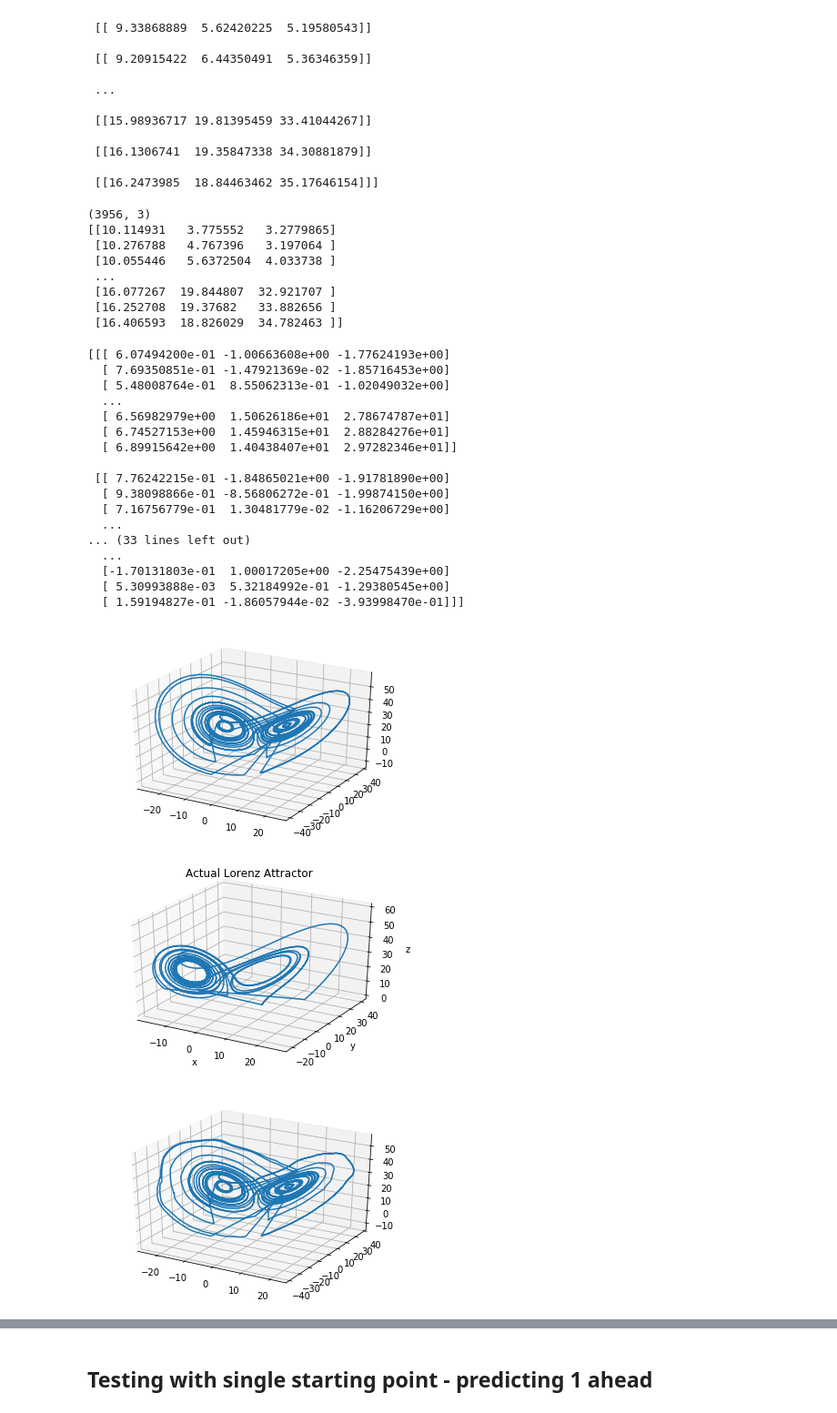
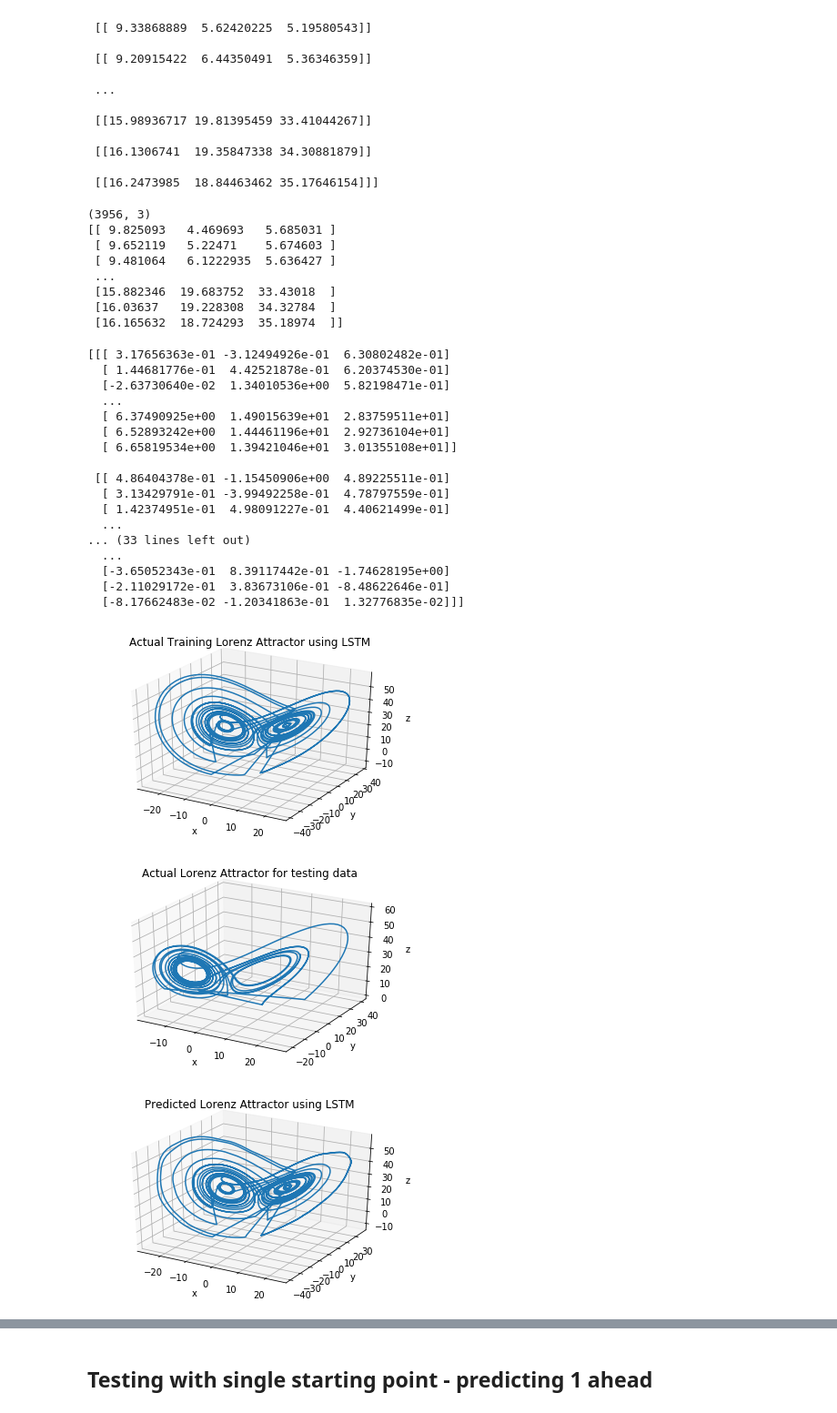
Before and after one commit to tgibbons-css/Keras_LSTM, a Jupyter notebook: Lorenz System- Tom updates.ipynb, the cells around one changed output, grey strips where cells are left out. Shown at 91% size. Cells and saved outputs as stored; diff of their text form; code cells hidden in the pictures.

Commit message:
Updated labels on graphs

```diff
--- a/Lorenz System- Tom updates.ipynb
+++ b/Lorenz System- Tom updates.ipynb
@@ -387,6 +387,6 @@ Build RNN model...
 # %%
 print('Train LSTM model...')
-model.fit(x_train,y_train,validation_data=(x_test,y_test),verbose=2,epochs=50)
+model.fit(x_train,y_train,validation_data=(x_test,y_test),verbose=2,epochs=75)
 # %% [output]
 Train LSTM model...
 Train on 7912 samples, validate on 3956 samples
@@ -408,7 +408,7 @@ Epoch 50/50
 <keras.callbacks.History at 0x...>
 # %%
 print('Train RNN model...')
-RNNmodel.fit(x_train,y_train,validation_data=(x_test,y_test),verbose=2,epochs=50)
+RNNmodel.fit(x_train,y_train,validation_data=(x_test,y_test),verbose=2,epochs=75)
 # %% [output]
 Train RNN model...
 Train on 7912 samples, validate on 3956 samples
@@ -572,34 +582,34 @@ print (testPredict.shape)
 print (testPredict)
 # %% [output]
 (3956, 3)
-[[10.114931   3.775552   3.2779865]
- [10.276788   4.767396   3.197064 ]
- [10.055446   5.6372504  4.033738 ]
+[[ 9.825093   4.469693   5.685031 ]
+ [ 9.652119   5.22471    5.674603 ]
+ [ 9.481064   6.1222935  5.636427 ]
  ...
- [16.077267  19.844807  32.921707 ]
- [16.252708  19.37682   33.882656 ]
- [16.406593  18.826029  34.782463 ]]
+ [15.882346  19.683752  33.43018  ]
+ [16.03637   19.228308  34.32784  ]
+ [16.165632  18.724293  35.18974  ]]
 # %%
 test_diff = testPredict-y_test_win
 print(testPredict-y_test_win)
 # %% [output]
-[[[ 6.07494200e-01 -1.00663608e+00 -1.77624193e+00]
-  [ 7.69350851e-01 -1.47921369e-02 -1.85716453e+00]
-  [ 5.48008764e-01  8.55062313e-01 -1.02049032e+00]
+[[[ 3.17656363e-01 -3.12494926e-01  6.30802482e-01]
+  [ 1.44681776e-01  4.42521878e-01  6.20374530e-01]
+  [-2.63730640e-02  1.34010536e+00  5.82198471e-01]
   ...
-  [ 6.56982979e+00  1.50626186e+01  2.78674787e+01]
-  [ 6.74527153e+00  1.45946315e+01  2.88284276e+01]
-  [ 6.89915642e+00  1.40438407e+01  2.97282346e+01]]
+  [ 6.37490925e+00  1.49015639e+01  2.83759511e+01]
+  [ 6.52893242e+00  1.44461196e+01  2.92736104e+01]
+  [ 6.65819534e+00  1.39421046e+01  3.01355108e+01]]
 
- [[ 7.76242215e-01 -1.84865021e+00 -1.91781890e+00]
-  [ 9.38098866e-01 -8.56806272e-01 -1.99874150e+00]
-  [ 7.16756779e-01  1.30481779e-02 -1.16206729e+00]
+ [[ 4.86404378e-01 -1.15450906e+00  4.89225511e-01]
+  [ 3.13429791e-01 -3.99492258e-01  4.78797559e-01]
+  [ 1.42374951e-01  4.98091227e-01  4.40621499e-01]
   ...
 ... (33 lines left out)
   ...
-  [-1.70131803e-01  1.00017205e+00 -2.25475439e+00]
-  [ 5.30993888e-03  5.32184992e-01 -1.29380545e+00]
-  [ 1.59194827e-01 -1.86057944e-02 -3.93998470e-01]]]
+  [-3.65052343e-01  8.39117442e-01 -1.74628195e+00]
+  [-2.11029172e-01  3.83673106e-01 -8.48622646e-01]
+  [-8.17662483e-02 -1.20341863e-01  1.32776835e-02]]]
 # %%
 from mpl_toolkits import mplot3d
 %matplotlib inline
@@ -607,10 +617,14 @@ import numpy as np
 import matplotlib.pyplot as plt
 fig = plt.figure()
 ax = plt.axes(projection='3d')
+ax.set_title('Actual Training Lorenz Attractor using LSTM')
+ax.set_xlabel('x')
+ax.set_ylabel('y')
+ax.set_zlabel('z')
 ax.plot(y_train[:,0],y_train[:,1],y_train[:,2])
 plt.show()
 # %% [output]
-[figure, old version]
+[figure, new version]
 # %%
 from mpl_toolkits import mplot3d
 %matplotlib inline
@@ -618,25 +632,29 @@ import numpy as np
 import matplotlib.pyplot as plt
 fig = plt.figure()
 ax = plt.axes(projection='3d')
-ax.set_title('Actual Lorenz Attractor')
+ax.set_title('Actual Lorenz Attractor for testing data')
 ax.set_xlabel('x')
 ax.set_ylabel('y')
 ax.set_zlabel('z')
 ax.plot(y_test[:,0],y_test[:,1],y_test[:,2])
 plt.show()
 # %% [output]
-[figure, old version]
+[figure, new version]
 # %%
 from mpl_toolkits import mplot3d
 %matplotlib inline
 import numpy as np
 import matplotlib.pyplot as plt
 fig = plt.figure()
 ax = plt.axes(projection='3d')
+ax.set_title('Predicted Lorenz Attractor using LSTM')
+ax.set_xlabel('x')
+ax.set_ylabel('y')
+ax.set_zlabel('z')
 ax.plot(trainPredict[:,0],trainPredict[:,1],trainPredict[:,2])
 plt.show()
 # %% [output]
-[figure, old version]
+[figure, new version]
 # %%
 from mpl_toolkits import mplot3d
 %matplotlib inline
```
Also changed, not shown: parts of 21 cells of this notebook.
